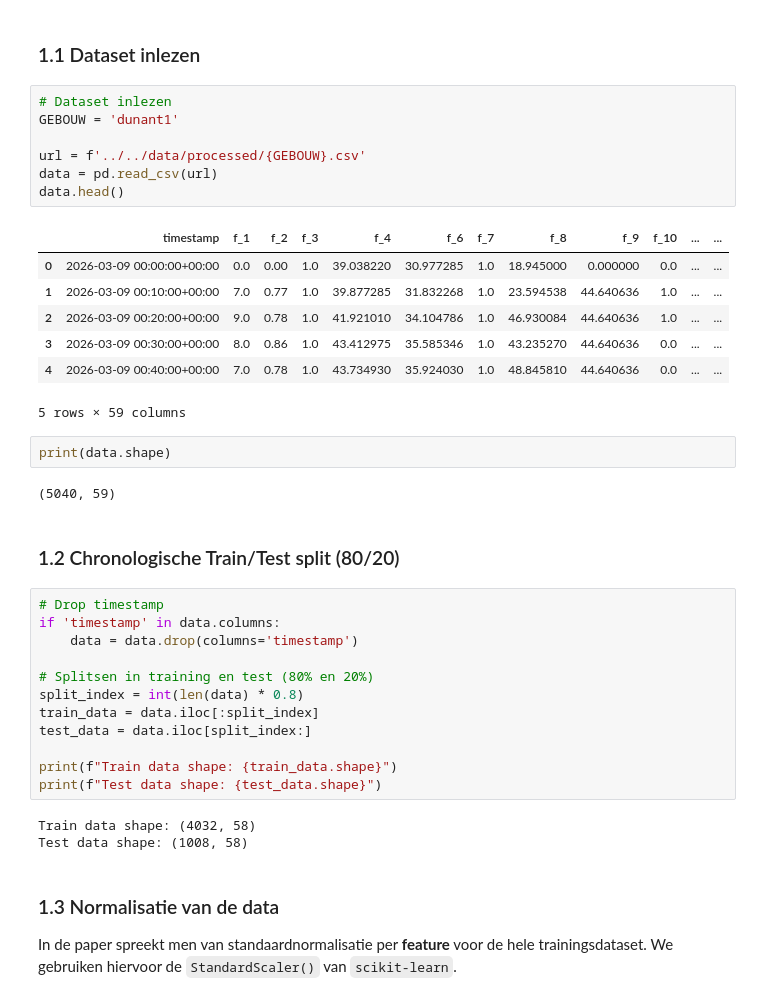
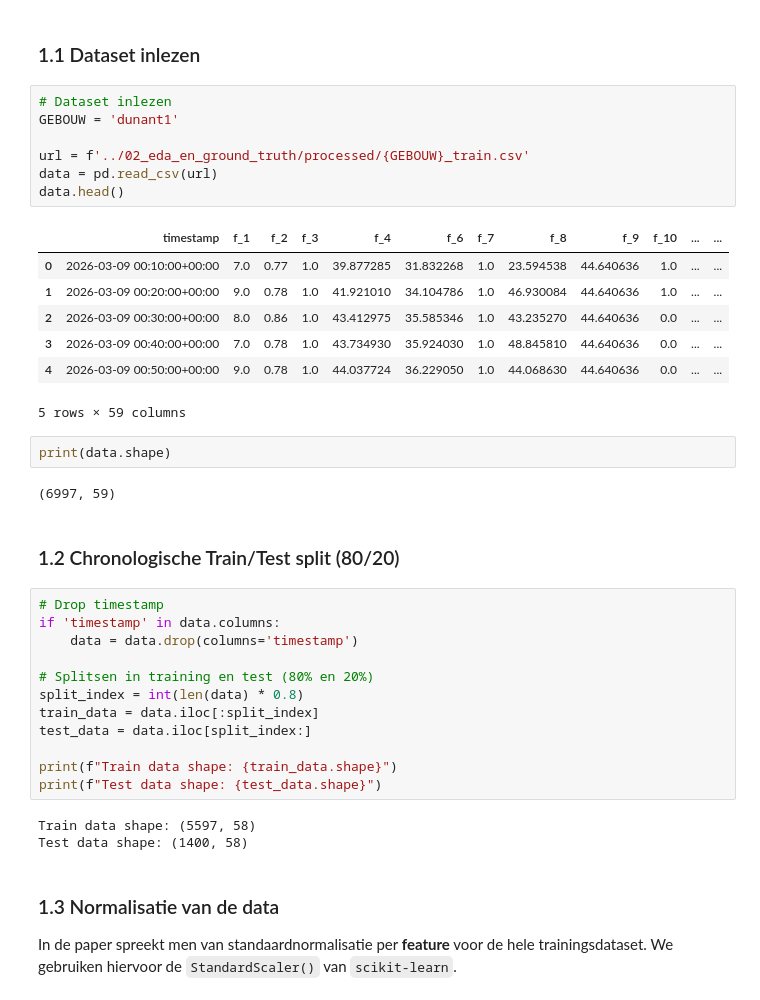
Before and after one commit to Jakobdevreese/bachelorproef-hvac-anomaliedetectie, a Jupyter notebook: 03_machine_learning/encoder-only-transformer.ipynb, the cells around one changed output. Cells and saved outputs as stored; diff of their text form.

```diff
--- a/03_machine_learning/encoder-only-transformer.ipynb
+++ b/03_machine_learning/encoder-only-transformer.ipynb
@@ -62,22 +181,22 @@ Voordat de data in het Keras-model wordt gevoed, wordt de volgende voorbereiding
 # %%
 # Dataset inlezen
 GEBOUW = 'dunant1'
 
-url = f'../../data/processed/{GEBOUW}.csv'
+url = f'../02_eda_en_ground_truth/processed/{GEBOUW}_train.csv'
 data = pd.read_csv(url)
 data.head()
 # %% [output]
 |  | timestamp | f_1 | f_2 | f_3 | f_4 | f_6 | f_7 | f_8 | f_9 | f_10 | ... | ... |
-| 0 | 2026-03-09 00:00:00+00:00 | 0.0 | 0.00 | 1.0 | 39.038220 | 30.977285 | 1.0 | 18.945000 | 0.000000 | 0.0 | ... | ... |
-| 1 | 2026-03-09 00:10:00+00:00 | 7.0 | 0.77 | 1.0 | 39.877285 | 31.832268 | 1.0 | 23.594538 | 44.640636 | 1.0 | ... | ... |
-| 2 | 2026-03-09 00:20:00+00:00 | 9.0 | 0.78 | 1.0 | 41.921010 | 34.104786 | 1.0 | 46.930084 | 44.640636 | 1.0 | ... | ... |
-| 3 | 2026-03-09 00:30:00+00:00 | 8.0 | 0.86 | 1.0 | 43.412975 | 35.585346 | 1.0 | 43.235270 | 44.640636 | 0.0 | ... | ... |
-| 4 | 2026-03-09 00:40:00+00:00 | 7.0 | 0.78 | 1.0 | 43.734930 | 35.924030 | 1.0 | 48.845810 | 44.640636 | 0.0 | ... | ... |
+| 0 | 2026-03-09 00:10:00+00:00 | 7.0 | 0.77 | 1.0 | 39.877285 | 31.832268 | 1.0 | 23.594538 | 44.640636 | 1.0 | ... | ... |
+| 1 | 2026-03-09 00:20:00+00:00 | 9.0 | 0.78 | 1.0 | 41.921010 | 34.104786 | 1.0 | 46.930084 | 44.640636 | 1.0 | ... | ... |
+| 2 | 2026-03-09 00:30:00+00:00 | 8.0 | 0.86 | 1.0 | 43.412975 | 35.585346 | 1.0 | 43.235270 | 44.640636 | 0.0 | ... | ... |
+| 3 | 2026-03-09 00:40:00+00:00 | 7.0 | 0.78 | 1.0 | 43.734930 | 35.924030 | 1.0 | 48.845810 | 44.640636 | 0.0 | ... | ... |
+| 4 | 2026-03-09 00:50:00+00:00 | 9.0 | 0.78 | 1.0 | 44.037724 | 36.229050 | 1.0 | 44.068630 | 44.640636 | 0.0 | ... | ... |
 5 rows × 59 columns
 # %%
 print(data.shape)
 # %% [output]
-(5040, 59)
+(6997, 59)
 # %% [markdown]
 ### 1.2 Chronologische Train/Test split (80/20)
 # %%
@@ -93,8 +212,8 @@ test_data = data.iloc[split_index:]
 print(f"Train data shape: {train_data.shape}")
 print(f"Test data shape: {test_data.shape}")
 # %% [output]
-Train data shape: (4032, 58)
-Test data shape: (1008, 58)
+Train data shape: (5597, 58)
+Test data shape: (1400, 58)
 # %% [markdown]
 ### 1.3 Normalisatie van de data
 
```
Also changed, not shown: parts of 51 cells of this notebook, 15 other files.
